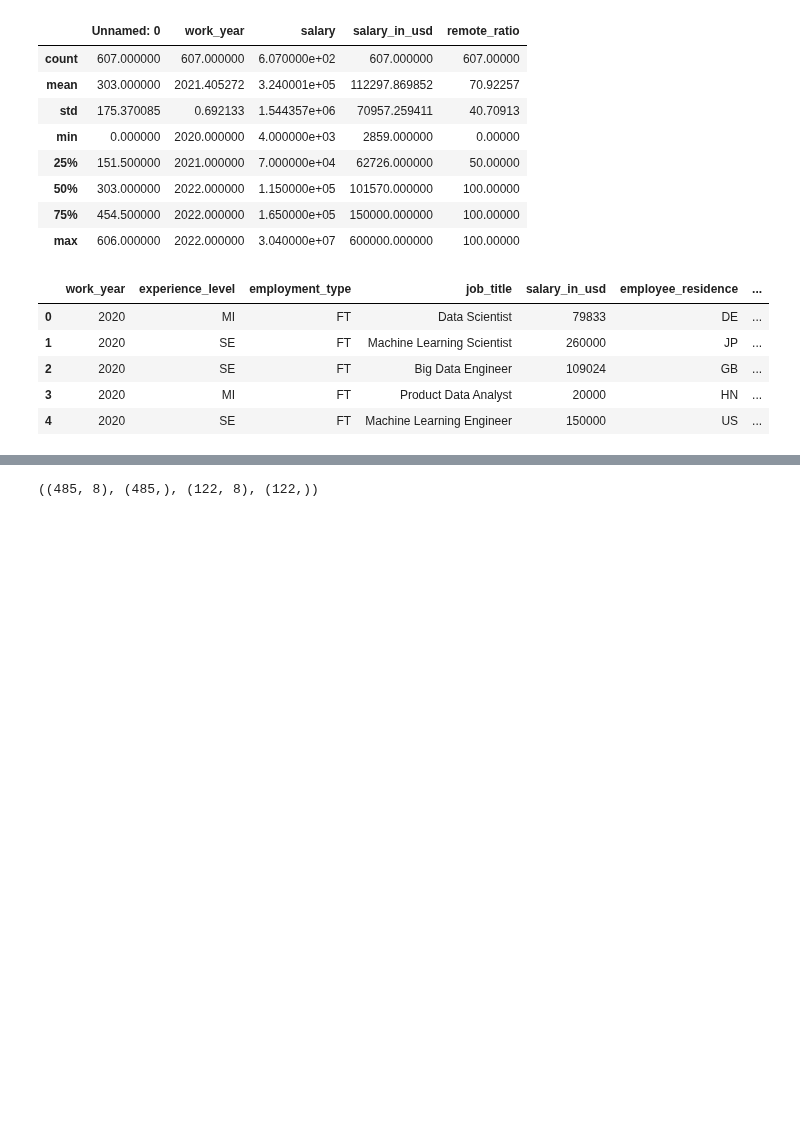
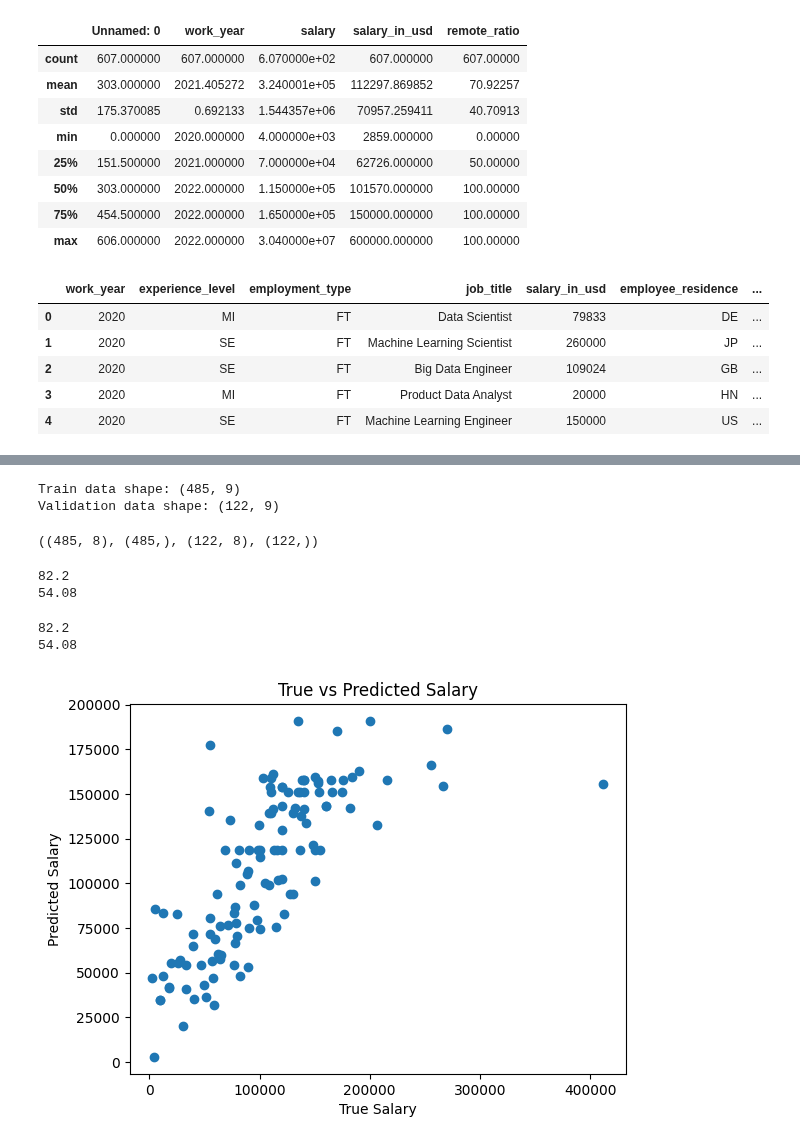
Before and after one commit to NacuAndrei/DataScience-JobSalaries, a Jupyter notebook: SalaryPrediction.ipynb, the cells around one changed output, grey strips where cells are left out. Drawn from its saved outputs; the diff is of its cells as text; code cells hidden in the pictures; blank space fills up the shorter version.

Commit message:
Trained model on RandomForest and XGBoost

```diff
--- a/SalaryPrediction.ipynb
+++ b/SalaryPrediction.ipynb
@@ -133,3 +103,12 @@ train_data.head(5)
+# %%
+train_data, val_data = train_test_split(data, test_size=0.2, random_state=42)
+
+# Print the shapes of the train and validation sets
+print("Train data shape:", train_data.shape)
+print("Validation data shape:", val_data.shape)
+# %% [output]
+Train data shape: (485, 9)
+Validation data shape: (122, 9)
 # %%
 X_train = train_data.drop('salary_in_usd', axis=1)
 Y_train = train_data['salary_in_usd']
@@ -140,3 +119,45 @@ Y_val = val_data['salary_in_usd']
 X_train.shape, Y_train.shape, X_val.shape, Y_val.shape
 # %% [output]
 ((485, 8), (485,), (122, 8), (122,))
+# %%
+from sklearn.ensemble import RandomForestRegressor
+
+random_forest = RandomForestRegressor(n_estimators=100)
+random_forest.fit(X_train, Y_train)
+Y_pred = random_forest.predict(X_val)
+random_forest.score(X_train, Y_train)
+
+acc_random_forest_train = round(random_forest.score(X_train, Y_train) * 100, 2)
+print(acc_random_forest_train)
+
+acc_random_forest_val = round(random_forest.score(X_val, Y_val) * 100, 2)
+print(acc_random_forest_val)
+# %% [output]
+82.2
+54.08
+# %%
+from sklearn.ensemble import GradientBoostingRegressor
+
+gradient_boosting = GradientBoostingRegressor(n_estimators=100)
+gradient_boosting.fit(X_train, Y_train)
+Y_pred = gradient_boosting.predict(X_val)
+gradient_boosting.score(X_train, Y_train)
+
+acc_gradient_boosting_train = round(random_forest.score(X_train, Y_train) * 100, 2)
+print(acc_gradient_boosting_train)
+
+acc_gradient_boosting_val = round(random_forest.score(X_val, Y_val) * 100, 2)
+print(acc_gradient_boosting_val)
+# %% [output]
+82.2
+54.08
+# %%
+import matplotlib.pyplot as plt
+
+plt.scatter(Y_val, Y_pred)
+plt.xlabel('True Salary')
+plt.ylabel('Predicted Salary')
+plt.title('True vs Predicted Salary')
+plt.show()
+# %% [output]
+[figure, added]
```
Also changed, not shown: parts of 4 cells of this notebook.
